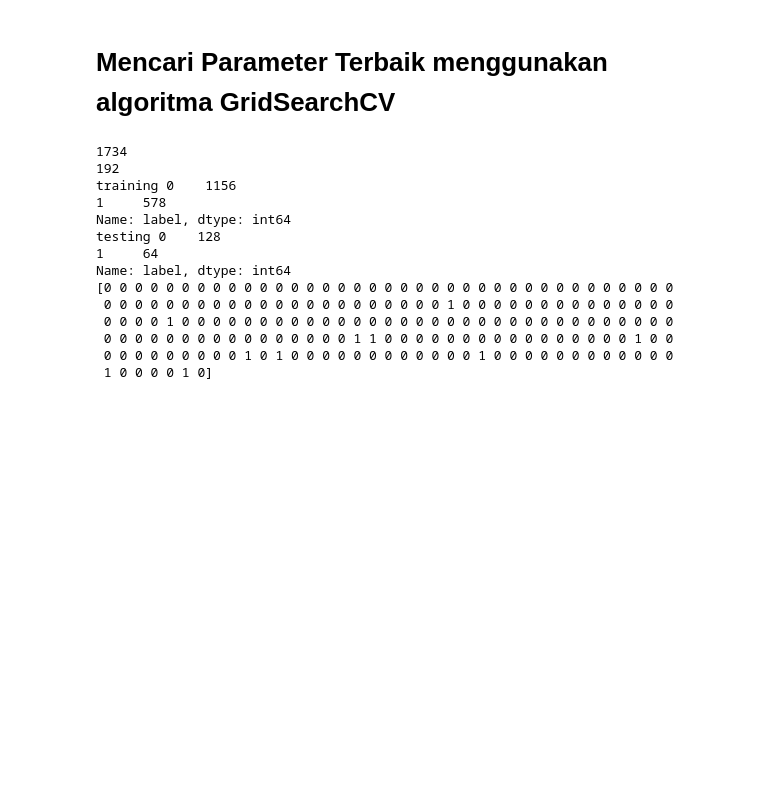
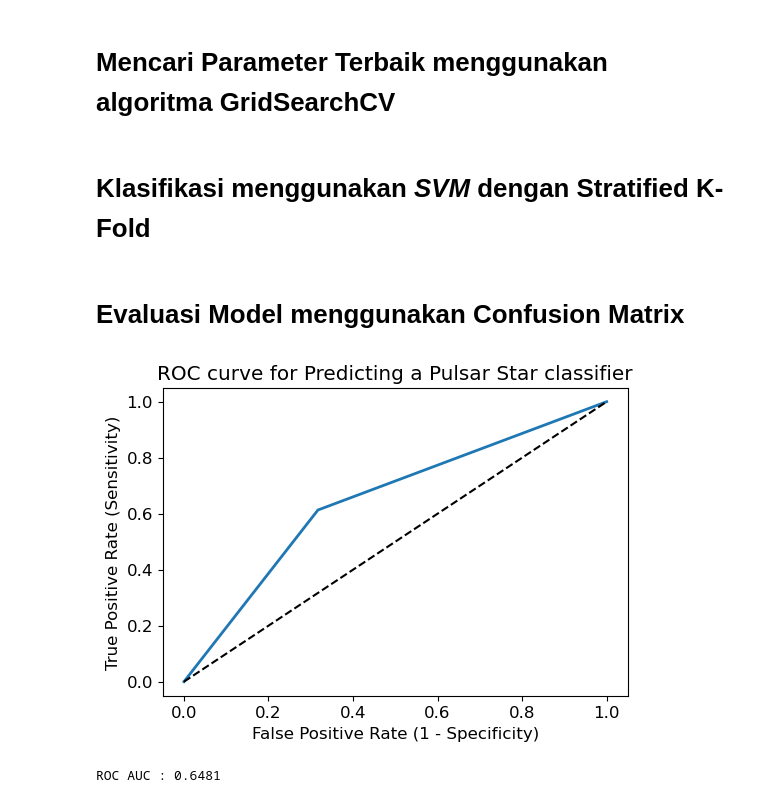
Before and after one commit to meftahmafazy/audio-covid19-research, a Jupyter notebook: classification.ipynb, the cells around one changed output. Cells and saved outputs as stored; diff of their text form; code cells hidden in the pictures; blank space fills up the shorter version.

```diff
--- a/classification.ipynb
+++ b/classification.ipynb
@@ -131,4 +99,6 @@ skf = StratifiedKFold(n_splits=10, shuffle=True, random_state=42)
 
 # print("Best parameters: ", clf.best_params_)
 # print("AUC on test set: ", auc)
+# %% [markdown]
+# Klasifikasi menggunakan *SVM* dengan Stratified K-Fold
 # %%
@@ -228,25 +129,38 @@ skf = StratifiedKFold(n_splits=10, shuffle=True, random_state=42)
-# %%
-# # Mengetahui jumlah data training dan data testing
-print(len(X_train))
-print(len(X_test))
-print("training",pd.value_counts(y_train))
-print("testing",pd.value_counts(y_test))
-print(y_pred)
-# %% [output]
-1734
-192
-training 0    1156
-1     578
-Name: label, dtype: int64
-testing 0    128
-1     64
-Name: label, dtype: int64
-[0 0 0 0 0 0 0 0 0 0 0 0 0 0 0 0 0 0 0 0 0 0 0 0 0 0 0 0 0 0 0 0 0 0 0 0 0
- 0 0 0 0 0 0 0 0 0 0 0 0 0 0 0 0 0 0 0 0 0 0 1 0 0 0 0 0 0 0 0 0 0 0 0 0 0
- 0 0 0 0 1 0 0 0 0 0 0 0 0 0 0 0 0 0 0 0 0 0 0 0 0 0 0 0 0 0 0 0 0 0 0 0 0
- 0 0 0 0 0 0 0 0 0 0 0 0 0 0 0 0 1 1 0 0 0 0 0 0 0 0 0 0 0 0 0 0 0 0 1 0 0
- 0 0 0 0 0 0 0 0 0 1 0 1 0 0 0 0 0 0 0 0 0 0 0 0 1 0 0 0 0 0 0 0 0 0 0 0 0
- 1 0 0 0 0 1 0]
+# %% [markdown]
+# Evaluasi Model menggunakan Confusion Matrix
+# %%
+# plot ROC Curve
+
+from sklearn.metrics import roc_curve
+
+fpr, tpr, thresholds = roc_curve(hasil_all, actual_class)
+
+plt.figure(figsize=(6,4))
+
+plt.plot(fpr, tpr, linewidth=2)
+
+plt.plot([0,1], [0,1], 'k--' )
+
+plt.rcParams['font.size'] = 12
+
+plt.title('ROC curve for Predicting a Pulsar Star classifier')
+
+plt.xlabel('False Positive Rate (1 - Specificity)')
+
+plt.ylabel('True Positive Rate (Sensitivity)')
+
+plt.show()
+
+# compute ROC AUC
+
+from sklearn.metrics import roc_auc_score
+
+ROC_AUC = roc_auc_score(hasil_all, actual_class)
+
+print('ROC AUC : {:.4f}'.format(ROC_AUC))
+# %% [output]
+[figure, added]
+ROC AUC : 0.6481
 # %%
     # Confusion Matrix
     results = []
```
Also changed, not shown: parts of 11 cells of this notebook.
